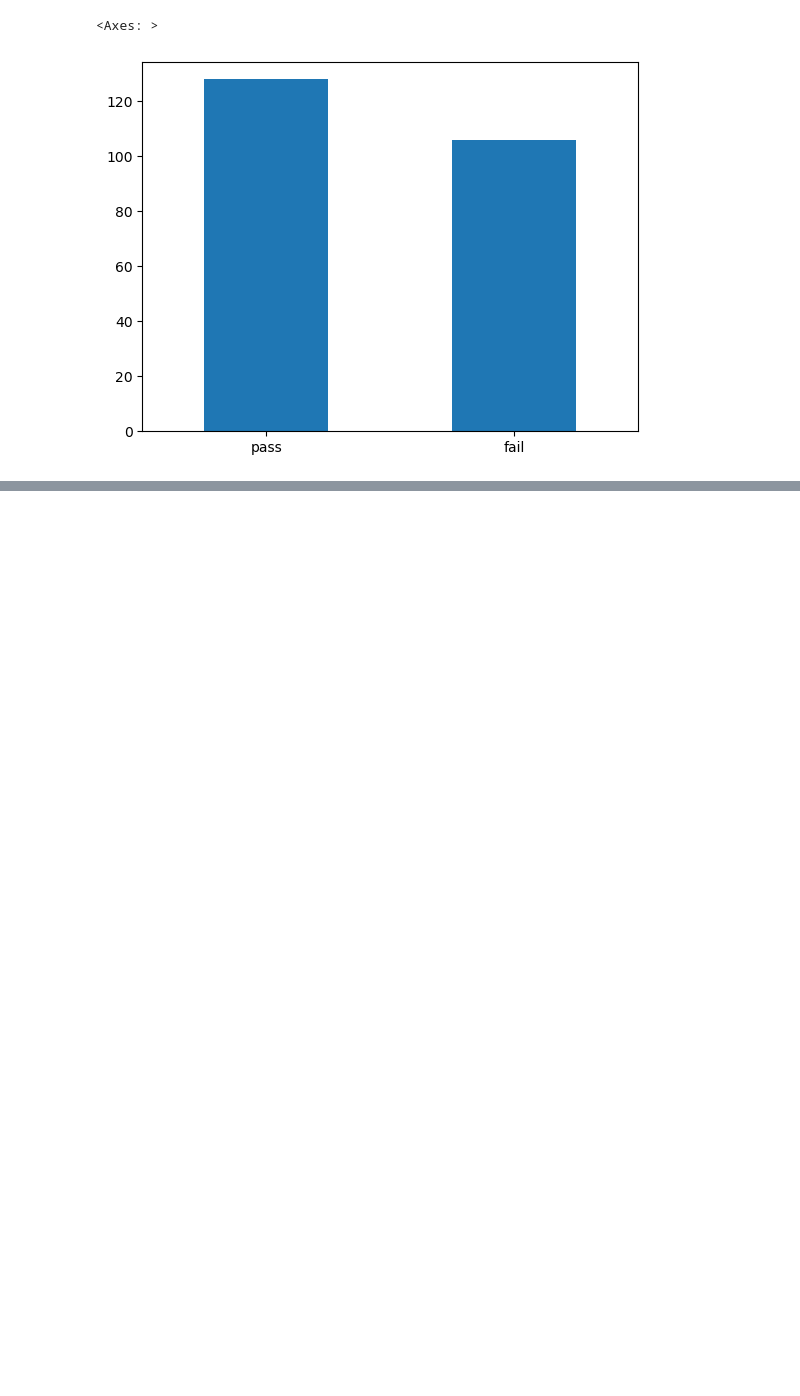
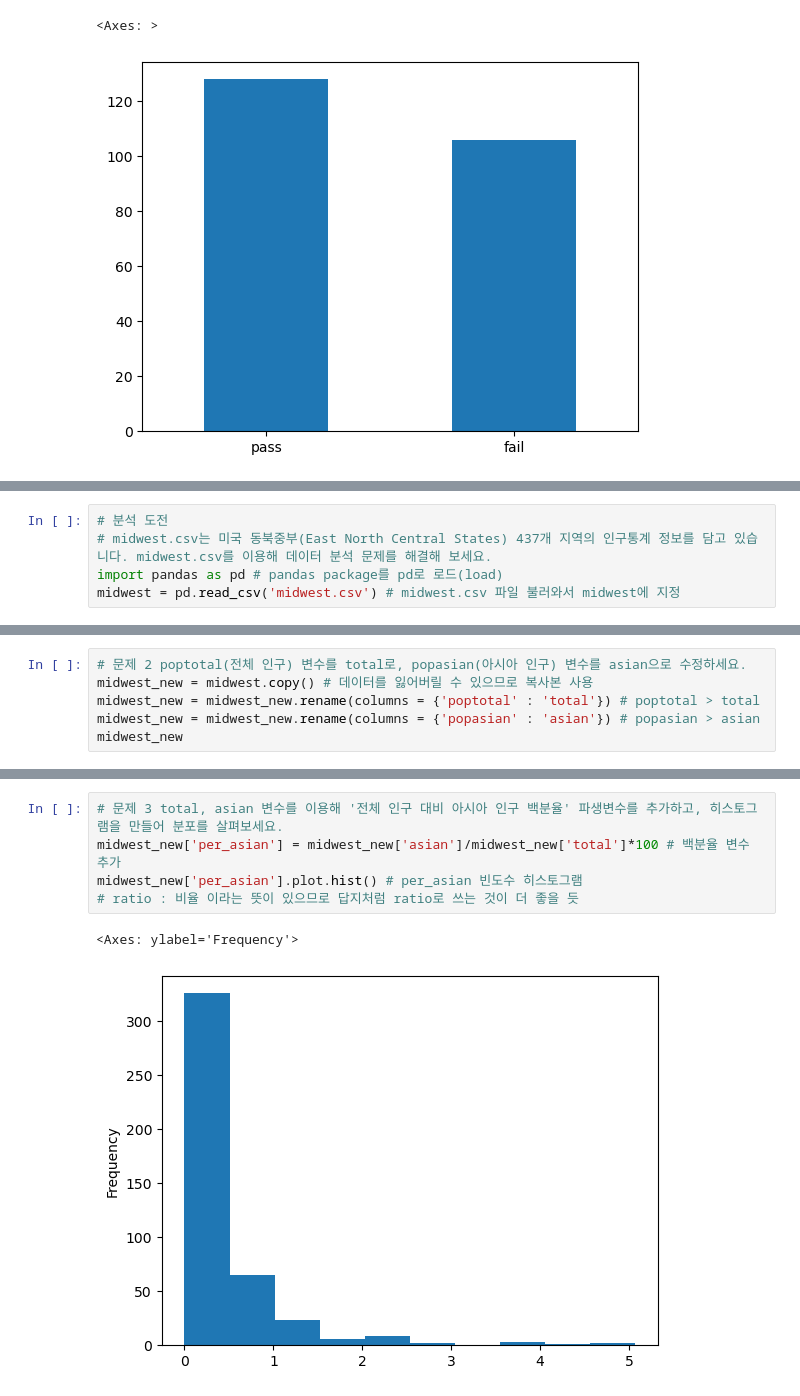
Before and after one commit to gun587330/-, a Jupyter notebook: Note.ipynb, the cells around one changed output, grey strips where cells are left out. Cells and saved outputs as stored; diff of their text form; blank space fills up the shorter version.

```diff
--- a/Note.ipynb
+++ b/Note.ipynb
@@ -517,0 +561,5 @@ count_test.plot.bar(rot = 0) # rot : 회전 각도
+# %%
+# 분석 도전
+# midwest.csv는 미국 동북중부(East North Central States) 437개 지역의 인구통계 정보를 담고 있습니다. midwest.csv를 이용해 데이터 분석 문제를 해결해 보세요.
+import pandas as pd # pandas package를 pd로 로드(load)
+midwest = pd.read_csv('midwest.csv') # midwest.csv 파일 불러와서 midwest에 지정
@@ -517,0 +595,6 @@ count_test.plot.bar(rot = 0) # rot : 회전 각도
+# %%
+# 문제 2 poptotal(전체 인구) 변수를 total로, popasian(아시아 인구) 변수를 asian으로 수정하세요.
+midwest_new = midwest.copy() # 데이터를 잃어버릴 수 있으므로 복사본 사용
+midwest_new = midwest_new.rename(columns = {'poptotal' : 'total'}) # poptotal > total
+midwest_new = midwest_new.rename(columns = {'popasian' : 'asian'}) # popasian > asian
+midwest_new
@@ -517,0 +615,8 @@ count_test.plot.bar(rot = 0) # rot : 회전 각도
+# %%
+# 문제 3 total, asian 변수를 이용해 '전체 인구 대비 아시아 인구 백분율' 파생변수를 추가하고, 히스토그램을 만들어 분포를 살펴보세요.
+midwest_new['per_asian'] = midwest_new['asian']/midwest_new['total']*100 # 백분율 변수 추가
+midwest_new['per_asian'].plot.hist() # per_asian 빈도수 히스토그램
+# ratio : 비율 이라는 뜻이 있으므로 답지처럼 ratio로 쓰는 것이 더 좋을 듯
+# %% [output]
+<Axes: ylabel='Frequency'>
+[figure, added]
```
Also changed, not shown: parts of 20 cells of this notebook.
